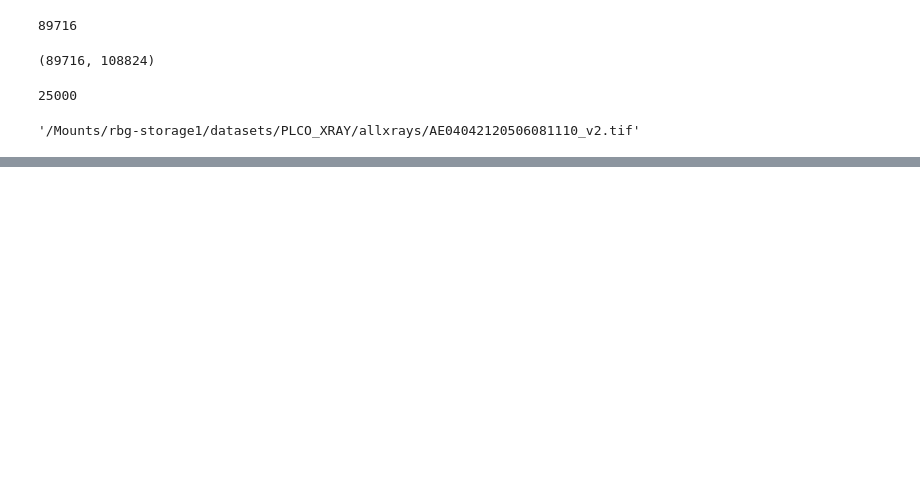
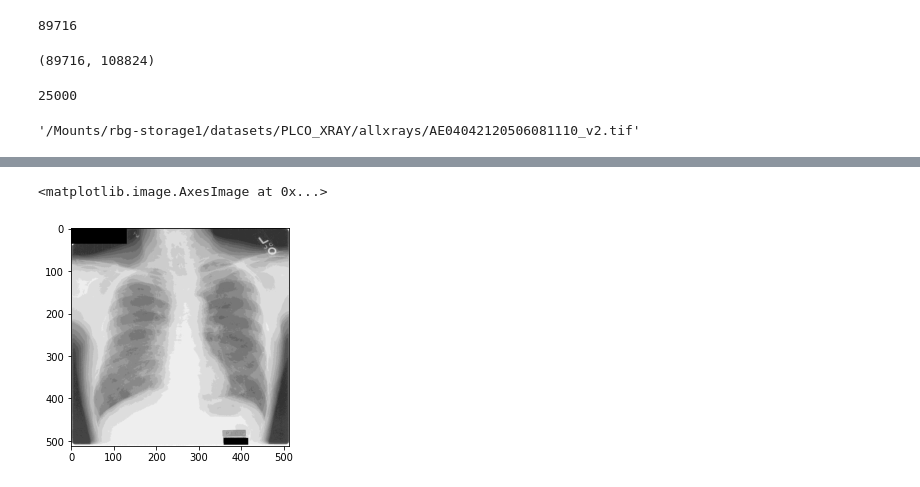
Before and after one commit to pgmikhael/SybilX, a Jupyter notebook: notebooks/updated_plco_eda.ipynb, the cells around one changed output, grey strips where cells are left out. Saved outputs shown, nothing was run; the diff lists cells and outputs as text; code cells hidden in the pictures; blank space fills up the shorter version.

```diff
--- a/notebooks/updated_plco_eda.ipynb
+++ b/notebooks/updated_plco_eda.ipynb
@@ -198,0 +138,5 @@ json.dump(list(json_dataset), open(args.output_json_path, "w"))
+# %%
+plt.imshow(img_as_ubyte(im), cmap='gray')
+# %% [output]
+<matplotlib.image.AxesImage at 0x...>
+[figure, added]
```
Also changed, not shown: parts of 27 cells of this notebook.
